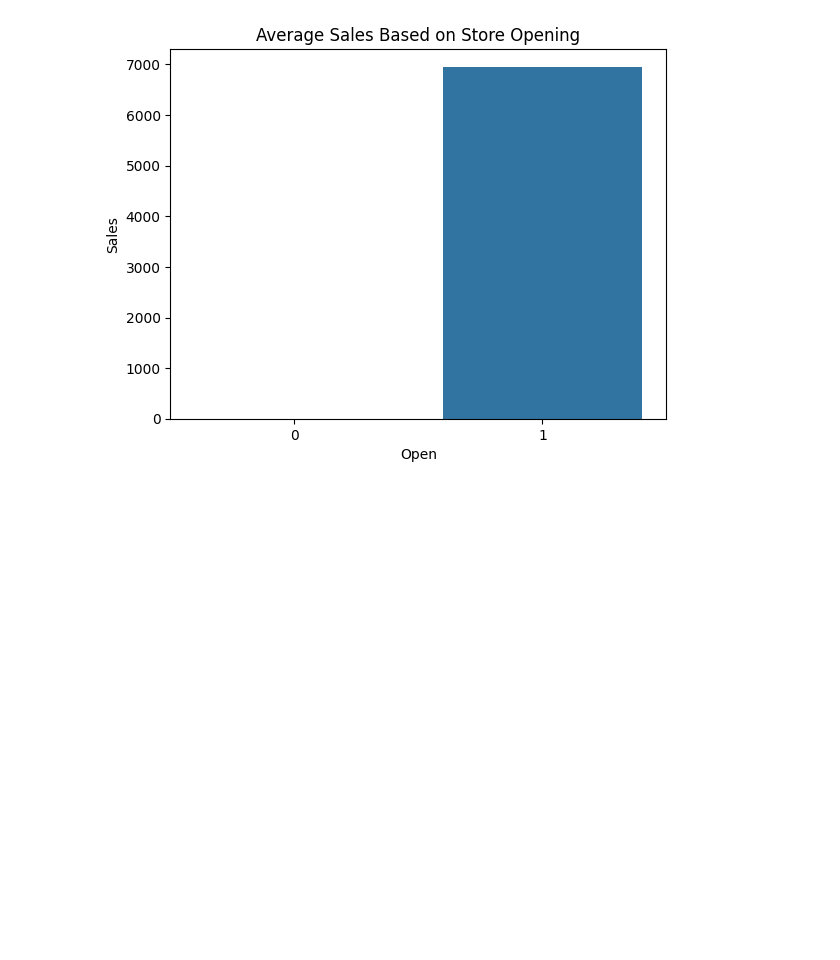
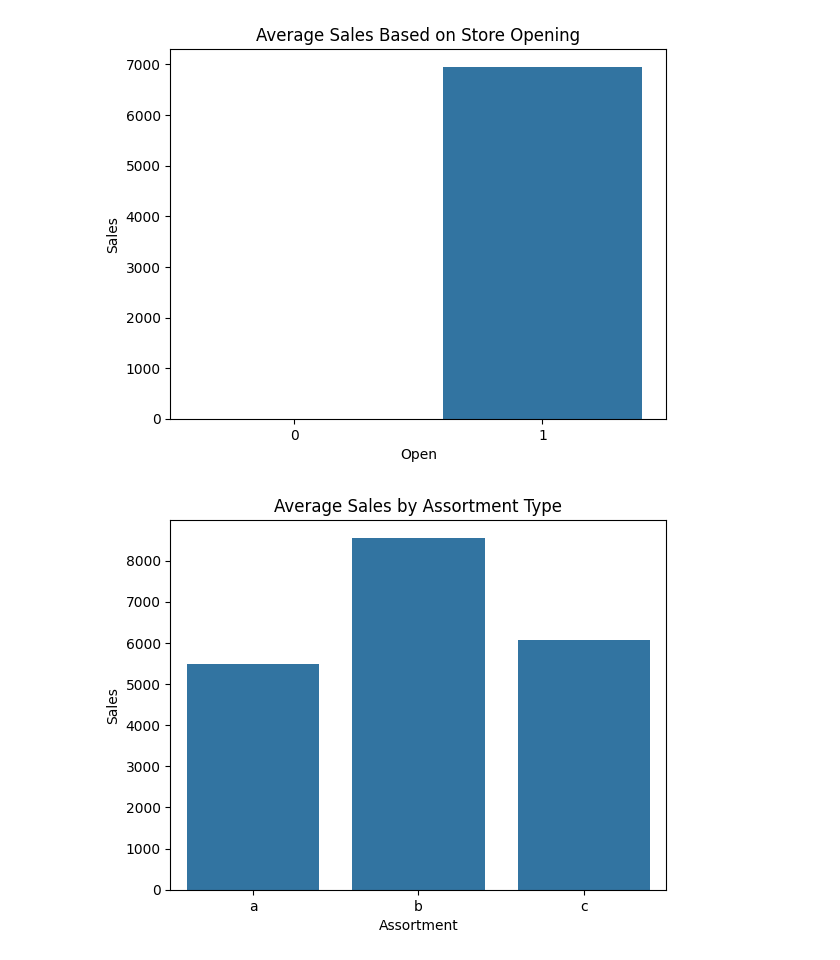
Before and after one commit to Wbam/Week-4, a Jupyter notebook: notebooks/eda_rossmann_sales.ipynb, the cells around one changed output. Drawn from its saved outputs; the diff is of its cells as text; code cells hidden in the pictures; blank space fills up the shorter version.

Commit message:
Check how assortment type affects sales

```diff
--- a/notebooks/eda_rossmann_sales.ipynb
+++ b/notebooks/eda_rossmann_sales.ipynb
@@ -91,3 +91,11 @@ plt.title('Average Sales Based on Store Opening')
 plt.show()
 # %% [output]
 [figure]
+# %%
+# 8. Check how assortment type affects sales
+assortment_sales = merged_data.groupby('Assortment')['Sales'].mean().reset_index()
+sns.barplot(x='Assortment', y='Sales', data=assortment_sales)
+plt.title('Average Sales by Assortment Type')
+plt.show()
+# %% [output]
+[figure, added]
```
